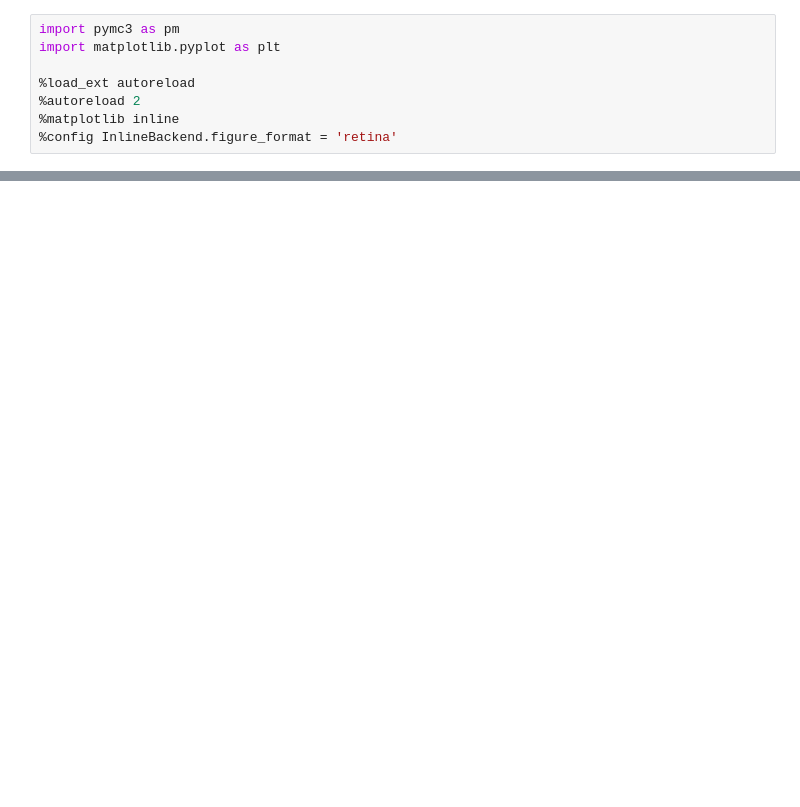
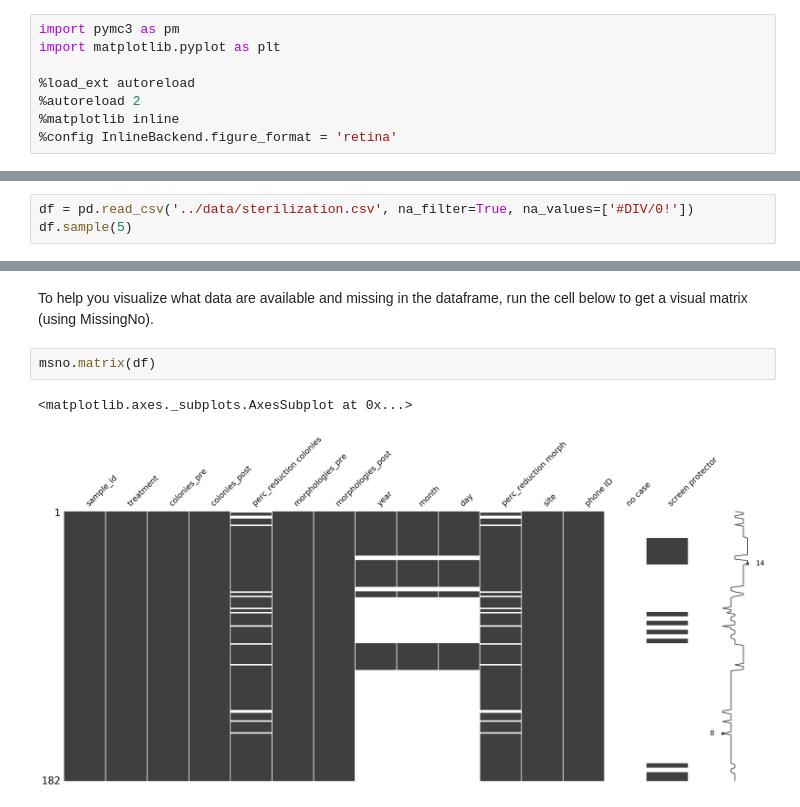
Before and after one commit to ericmjl/bayesian-stats-modelling-tutorial, a Jupyter notebook: notebooks/04-multi-group-comparsion-activity.ipynb, the cells around one changed output, grey strips where cells are left out. Cells and saved outputs as stored; diff of their text form; blank space fills up the shorter version.

```diff
--- a/notebooks/04-multi-group-comparsion-activity.ipynb
+++ b/notebooks/04-multi-group-comparsion-activity.ipynb
@@ -34,0 +77,3 @@ The data are located in `../data/sterilization.csv`.
+# %%
+df = pd.read_csv('../data/sterilization.csv', na_filter=True, na_values=['#DIV/0!'])
+df.sample(5)
@@ -34,0 +87,7 @@ The data are located in `../data/sterilization.csv`.
+# %% [markdown]
+To help you visualize what data are available and missing in the dataframe, run the cell below to get a visual matrix (using MissingNo).
+# %%
+msno.matrix(df)
+# %% [output]
+<matplotlib.axes._subplots.AxesSubplot at 0x...>
+[figure, added]
```
Also changed, not shown: parts of 10 cells of this notebook, 4 other files.
